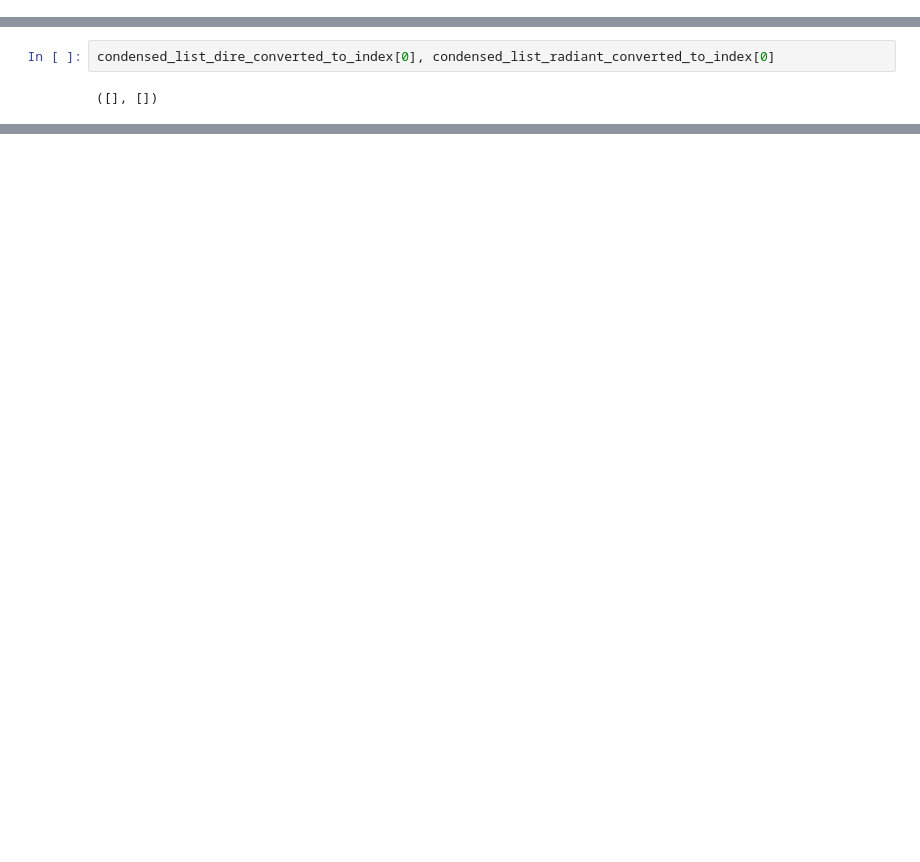
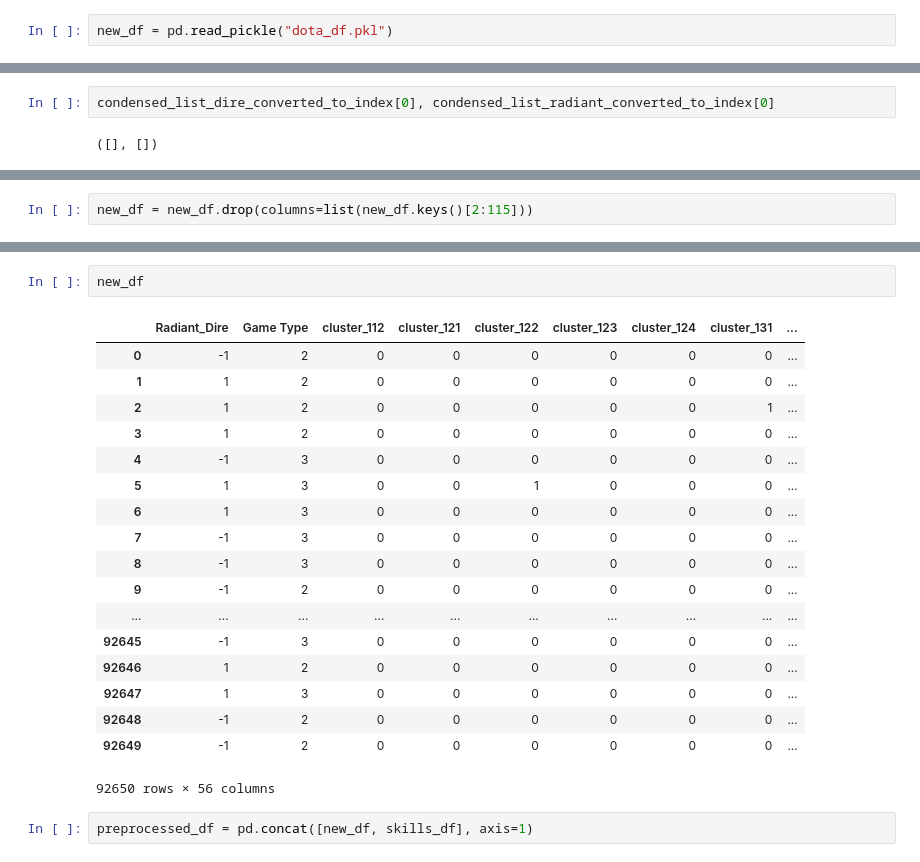
Before and after one commit to srividhyaprakash/Dota2-ML-UCI-ML-Repo, a Jupyter notebook: Dota 2 Notebook.ipynb, the cells around one changed output, grey strips where cells are left out. Drawn from its saved outputs; the diff is of its cells as text; blank space fills up the shorter version.

Commit message:
Preprocessing done and resulting dataframe pickled

```diff
--- a/Dota 2 Notebook.ipynb
+++ b/Dota 2 Notebook.ipynb
@@ -260,3 +260,5 @@ new_df.head()
 5 rows × 169 columns
 # %%
 new_df.to_pickle("dota_df.pkl")
+# %%
+new_df = pd.read_pickle("dota_df.pkl")
@@ -522,0 +599,2 @@ data["heroes"][7]
+# %%
+new_df = new_df.drop(columns=list(new_df.keys()[2:115]))
@@ -522,0 +711,23 @@ data["heroes"][7]
+# %%
+new_df
+# %% [output]
+|  | Radiant_Dire | Game Type | cluster_112 | cluster_121 | cluster_122 | cluster_123 | cluster_124 | cluster_131 | ... |
+| 0 | -1 | 2 | 0 | 0 | 0 | 0 | 0 | 0 | ... |
+| 1 | 1 | 2 | 0 | 0 | 0 | 0 | 0 | 0 | ... |
+| 2 | 1 | 2 | 0 | 0 | 0 | 0 | 0 | 1 | ... |
+| 3 | 1 | 2 | 0 | 0 | 0 | 0 | 0 | 0 | ... |
+| 4 | -1 | 3 | 0 | 0 | 0 | 0 | 0 | 0 | ... |
+| 5 | 1 | 3 | 0 | 0 | 1 | 0 | 0 | 0 | ... |
+| 6 | 1 | 3 | 0 | 0 | 0 | 0 | 0 | 0 | ... |
+| 7 | -1 | 3 | 0 | 0 | 0 | 0 | 0 | 0 | ... |
+| 8 | -1 | 3 | 0 | 0 | 0 | 0 | 0 | 0 | ... |
+| 9 | -1 | 2 | 0 | 0 | 0 | 0 | 0 | 0 | ... |
+| ... | ... | ... | ... | ... | ... | ... | ... | ... | ... |
+| 92645 | -1 | 3 | 0 | 0 | 0 | 0 | 0 | 0 | ... |
+| 92646 | 1 | 2 | 0 | 0 | 0 | 0 | 0 | 0 | ... |
+| 92647 | 1 | 3 | 0 | 0 | 0 | 0 | 0 | 0 | ... |
+| 92648 | -1 | 2 | 0 | 0 | 0 | 0 | 0 | 0 | ... |
+| 92649 | -1 | 2 | 0 | 0 | 0 | 0 | 0 | 0 | ... |
+92650 rows × 56 columns
+# %%
+preprocessed_df = pd.concat([new_df, skills_df], axis=1)
```
Also changed, not shown: parts of 52 cells of this notebook, 1 other file.
